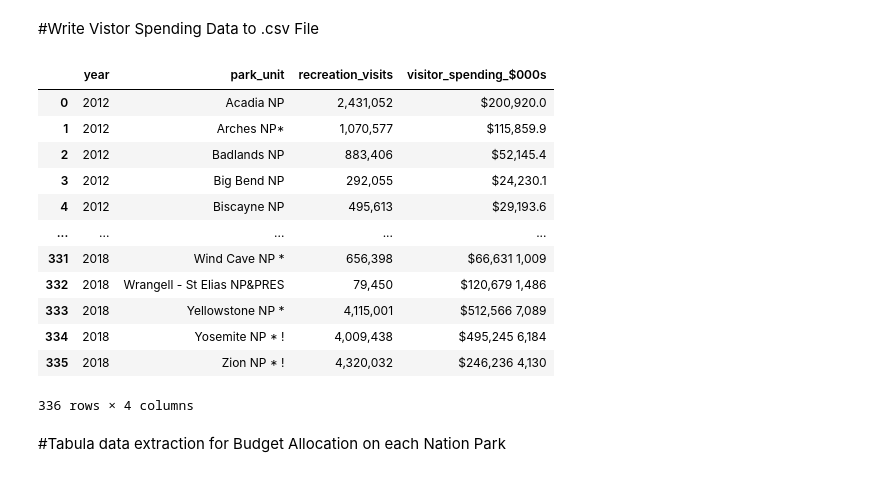
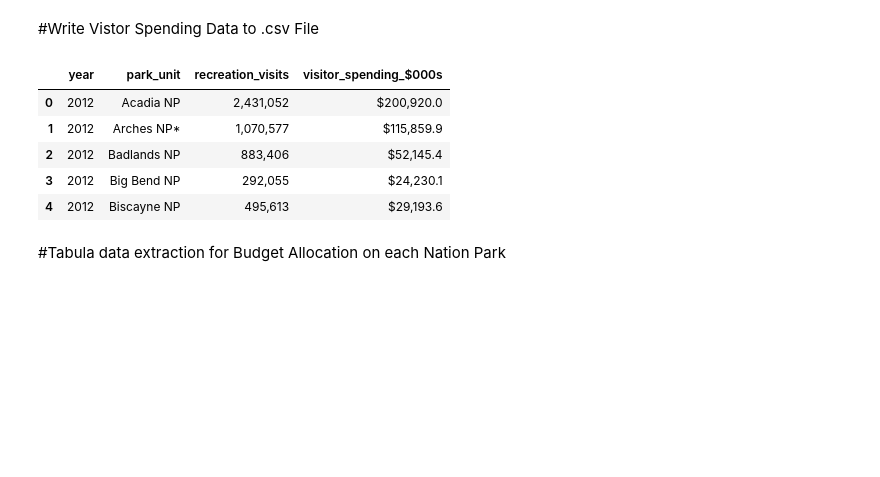
Before and after one commit to charlie-leifheit/National_Park_TripAdvisor_Review_Analysis, a Jupyter notebook: trip_advisor_scrape.ipynb, the cells around one changed output. Drawn from its saved outputs; the diff is of its cells as text; code cells hidden in the pictures; blank space fills up the shorter version.

```diff
--- a/trip_advisor_scrape.ipynb
+++ b/trip_advisor_scrape.ipynb
@@ -797,22 +802,17 @@ Length: 69, dtype: int64
 # %%
 # Convert dataframe to csv
 spending_all_NP.to_csv("vistors_spending_all_NPs.csv", sep=',',index=False)
 # reading csv file
-pd.read_csv("vistors_spending_all_NPs.csv")
+all_NPS = pd.read_csv("vistors_spending_all_NPs.csv")
+
+all_NPS.head()
 # %% [output]
 |  | year | park_unit | recreation_visits | visitor_spending_$000s |
 | 0 | 2012 | Acadia NP | 2,431,052 | $200,920.0 |
 | 1 | 2012 | Arches NP* | 1,070,577 | $115,859.9 |
 | 2 | 2012 | Badlands NP | 883,406 | $52,145.4 |
 | 3 | 2012 | Big Bend NP | 292,055 | $24,230.1 |
 | 4 | 2012 | Biscayne NP | 495,613 | $29,193.6 |
-| ... | ... | ... | ... | ... |
-| 331 | 2018 | Wind Cave NP * | 656,398 | $66,631 1,009 |
-| 332 | 2018 | Wrangell - St Elias NP&PRES | 79,450 | $120,679 1,486 |
-| 333 | 2018 | Yellowstone NP * | 4,115,001 | $512,566 7,089 |
-| 334 | 2018 | Yosemite NP * ! | 4,009,438 | $495,245 6,184 |
-| 335 | 2018 | Zion NP * ! | 4,320,032 | $246,236 4,130 |
-336 rows × 4 columns
 # %% [markdown]
 #Tabula data extraction for Budget Allocation on each Nation Park
 # %%
```
Also changed, not shown: parts of 11 cells of this notebook, 1 other file.
